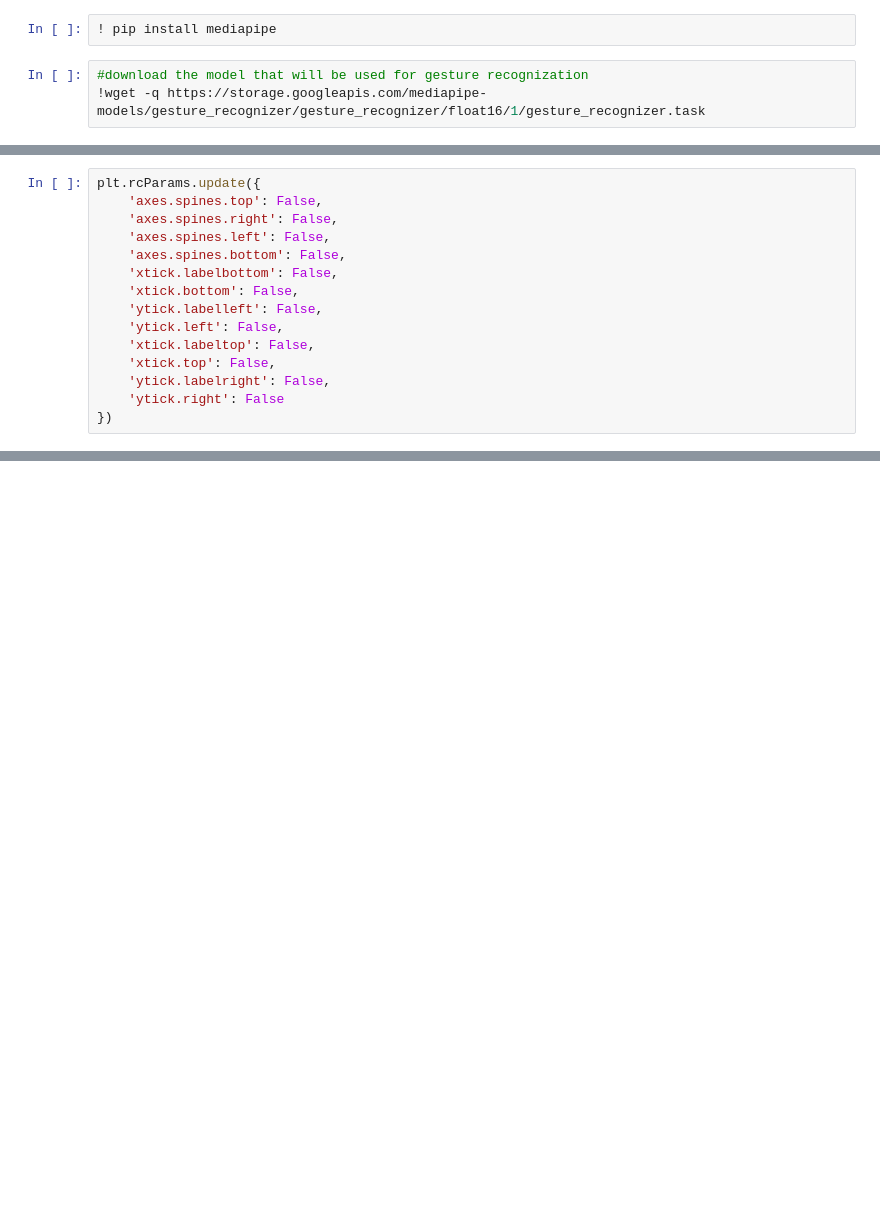
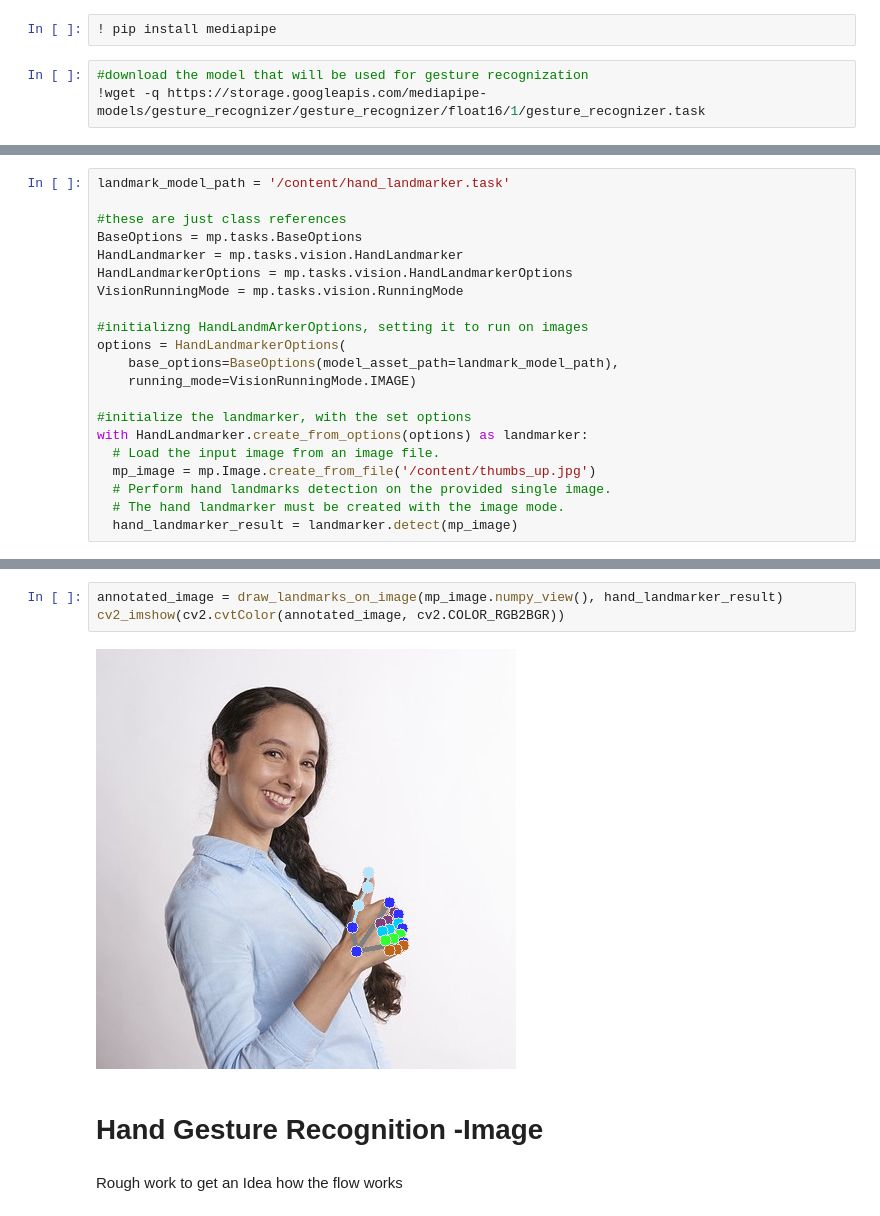
Before and after one commit to neel26desai/cmpe258_assignment1, a Jupyter notebook: MediaPipe_GestureDetection.ipynb, the cells around one changed output, grey strips where cells are left out. Drawn from its saved outputs; the diff is of its cells as text; blank space fills up the shorter version.

Commit message:
Gesture Detection with hand landmarks added

```diff
--- a/MediaPipe_GestureDetection.ipynb
+++ b/MediaPipe_GestureDetection.ipynb
@@ -22,15 +31,0 @@ from mediapipe.tasks.python import vision
-# %%
-plt.rcParams.update({
-    'axes.spines.top': False,
-    'axes.spines.right': False,
-    'axes.spines.left': False,
-    'axes.spines.bottom': False,
-    'xtick.labelbottom': False,
-    'xtick.bottom': False,
-    'ytick.labelleft': False,
-    'ytick.left': False,
-    'xtick.labeltop': False,
-    'xtick.top': False,
-    'ytick.labelright': False,
-    'ytick.right': False
-})
@@ -96,0 +41,21 @@ def display_batch_of_images_with_gestures_and_hand_landmarks(images, results):
+# %%
+landmark_model_path = '/content/hand_landmarker.task'
+
+#these are just class references
+BaseOptions = mp.tasks.BaseOptions
+HandLandmarker = mp.tasks.vision.HandLandmarker
+HandLandmarkerOptions = mp.tasks.vision.HandLandmarkerOptions
+VisionRunningMode = mp.tasks.vision.RunningMode
+
+#initializng HandLandmArkerOptions, setting it to run on images
+options = HandLandmarkerOptions(
+    base_options=BaseOptions(model_asset_path=landmark_model_path),
+    running_mode=VisionRunningMode.IMAGE)
+
+#initialize the landmarker, with the set options
+with HandLandmarker.create_from_options(options) as landmarker:
+  # Load the input image from an image file.
+  mp_image = mp.Image.create_from_file('/content/thumbs_up.jpg')
+  # Perform hand landmarks detection on the provided single image.
+  # The hand landmarker must be created with the image mode.
+  hand_landmarker_result = landmarker.detect(mp_image)
@@ -96,0 +107,9 @@ def display_batch_of_images_with_gestures_and_hand_landmarks(images, results):
+# %%
+annotated_image = draw_landmarks_on_image(mp_image.numpy_view(), hand_landmarker_result)
+cv2_imshow(cv2.cvtColor(annotated_image, cv2.COLOR_RGB2BGR))
+# %% [output]
+[figure, added]
+# %% [markdown]
+# Hand Gesture Recognition -Image
+# %% [markdown]
+Rough work to get an Idea how the flow works
```
Also changed, not shown: parts of 20 cells of this notebook.
